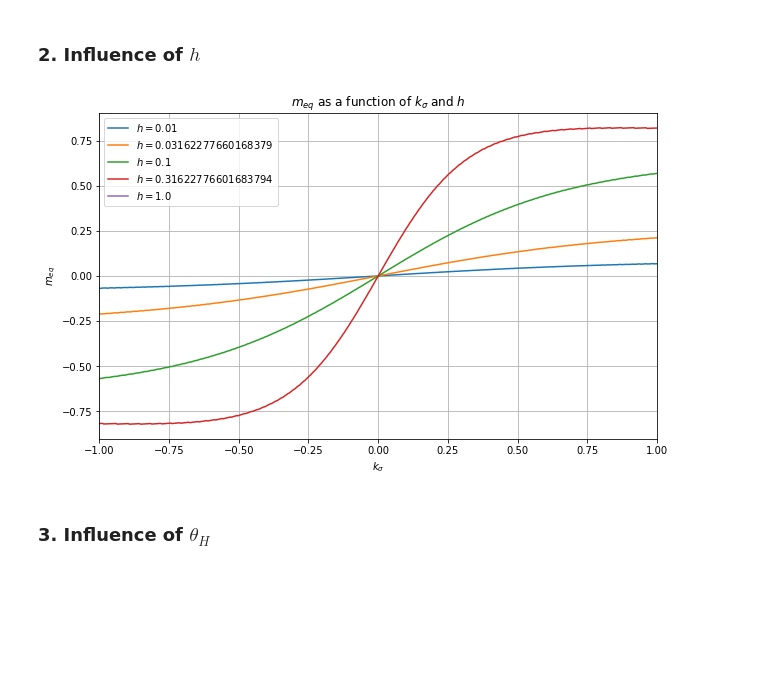
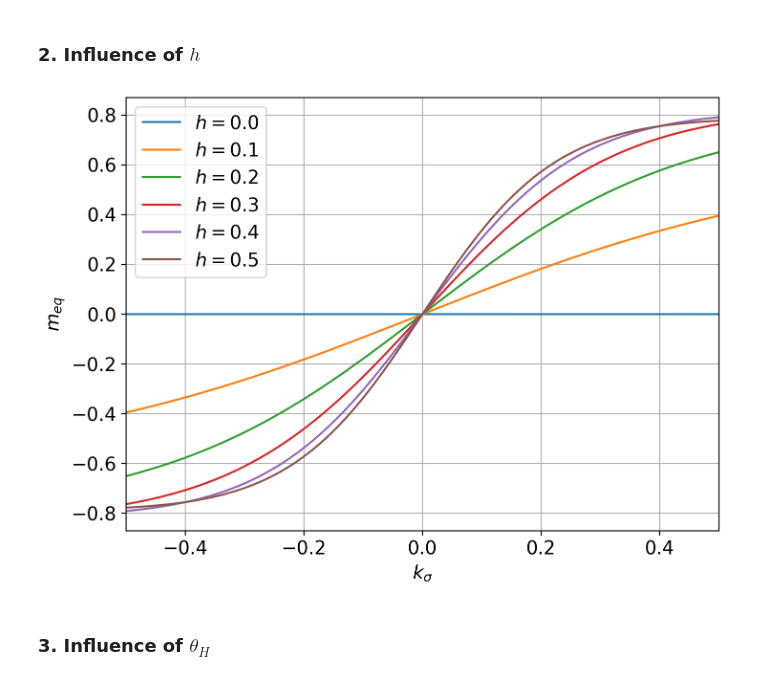
Before and after one commit to spintronic-computing-group/spnc, a Jupyter notebook: notebooks/SPNC-anisotropy/SP_anisotropy_finetuning.ipynb, the cells around one changed output. Drawn from its saved outputs; the diff is of its cells as text; code cells hidden in the pictures; blank space fills up the shorter version.

```diff
--- a/notebooks/SPNC-anisotropy/SP_anisotropy_finetuning.ipynb
+++ b/notebooks/SPNC-anisotropy/SP_anisotropy_finetuning.ipynb
@@ -645,16 +645,18 @@ for bp in beta_prime_list:
         m_eq.append(spn.get_m_eq())
     m_eq_vs_bp.append(m_eq)
 # %%
-plt.figure(figsize=(10,6))
+plt.figure(figsize=(8,6),dpi=200)
 for i in range(len(beta_prime_list)):
     beta_prime = beta_prime_list[i]
-    plt.plot(k_s_list,m_eq_vs_bp[i],label = r'$\beta^\prime = $'+str(beta_prime))
-plt.legend(loc="best")
+    plt.plot(k_s_list,m_eq_vs_bp[i],label = r'$\beta^\prime = $'+str(int(beta_prime)))
+plt.legend(loc="best",fontsize=14)
 plt.grid(True)
-plt.xlabel(r'$k_\sigma$')
-plt.ylabel(r'$m_{eq}$')
+plt.xlabel(r'$k_\sigma$',fontsize=14)
+plt.ylabel(r'$m_{eq}$',fontsize=14)
 plt.xlim(-k_s_lim,k_s_lim)
+plt.xticks(fontsize=14)
+plt.yticks(fontsize=14)
 #plt.yscale("log")
-plt.title(r'$m_{eq}$' + " as a function of " + r'$k_\sigma$' + " and " + r'$\beta^\prime$')
+#plt.title(r'$m_{eq}$' + " as a function of " + r'$k_\sigma$' + " and " + r'$\beta^\prime$')
 plt.show()
 # %% [output]
@@ -661,0 +664,11 @@ plt.show()
+# %%
+#Computation
+k_s_lim = 1
+spn = SP_Network(0.4,90,0,45,10)
+k_s_list = np.linspace(-k_s_lim,k_s_lim,500)
+spn.beta_prime = 10
+m_eq = []
+for k_s in k_s_list:
+    spn.k_s = k_s
+    calculate_energy_barriers(spn)
+    m_eq.append(spn.get_m_eq())
@@ -682,10 +723,10 @@ plt.show()
 ### 2. Influence of $h$
 # %%
 #Computation
-k_s_lim = 1
+k_s_lim = .5
 spn = SP_Network(0.4,90,0,45,10)
 k_s_list = np.linspace(-k_s_lim,k_s_lim,500)
-h_list = np.logspace(-2,0,5)
+h_list = np.linspace(0,0.5,6)
 m_eq_vs_h = []
 for h in h_list:
     spn.h = h
@@ -696,20 +737,22 @@ for h in h_list:
         m_eq.append(spn.get_m_eq())
     m_eq_vs_h.append(m_eq)
 # %%
-plt.figure(figsize=(10,6))
+plt.figure(figsize=(8,6),dpi=200)
 for i in range(len(h_list)):
     h = h_list[i]
-    plt.plot(k_s_list,m_eq_vs_h[i],label = r'$h = $'+str(h))
-plt.legend(loc="best")
+    plt.plot(k_s_list,m_eq_vs_h[i],label = r'$h = $'+str(int(1000*h+.5)/1000))
+plt.legend(loc="best",fontsize=14)
 plt.grid(True)
-plt.xlabel(r'$k_\sigma$')
-plt.ylabel(r'$m_{eq}$')
+plt.xlabel(r'$k_\sigma$',fontsize=14)
+plt.ylabel(r'$m_{eq}$',fontsize=14)
 plt.xlim(-k_s_lim,k_s_lim)
+plt.xticks(fontsize=14)
+plt.yticks(fontsize=14)
 #plt.yscale("log")
-plt.title(r'$m_{eq}$' + " as a function of " + r'$k_\sigma$' + " and " + r'$h$')
+#plt.title(r'$m_{eq}$' + " as a function of " + r'$k_\sigma$' + " and " + r'$h$')
 plt.show()
 # %% [output]
-[figure, old version]
+[figure, new version]
 # %% [markdown]
 ### 3. Influence of $\theta_H$
 # %%
```
Also changed, not shown: parts of 8 cells of this notebook, 16 other files.
